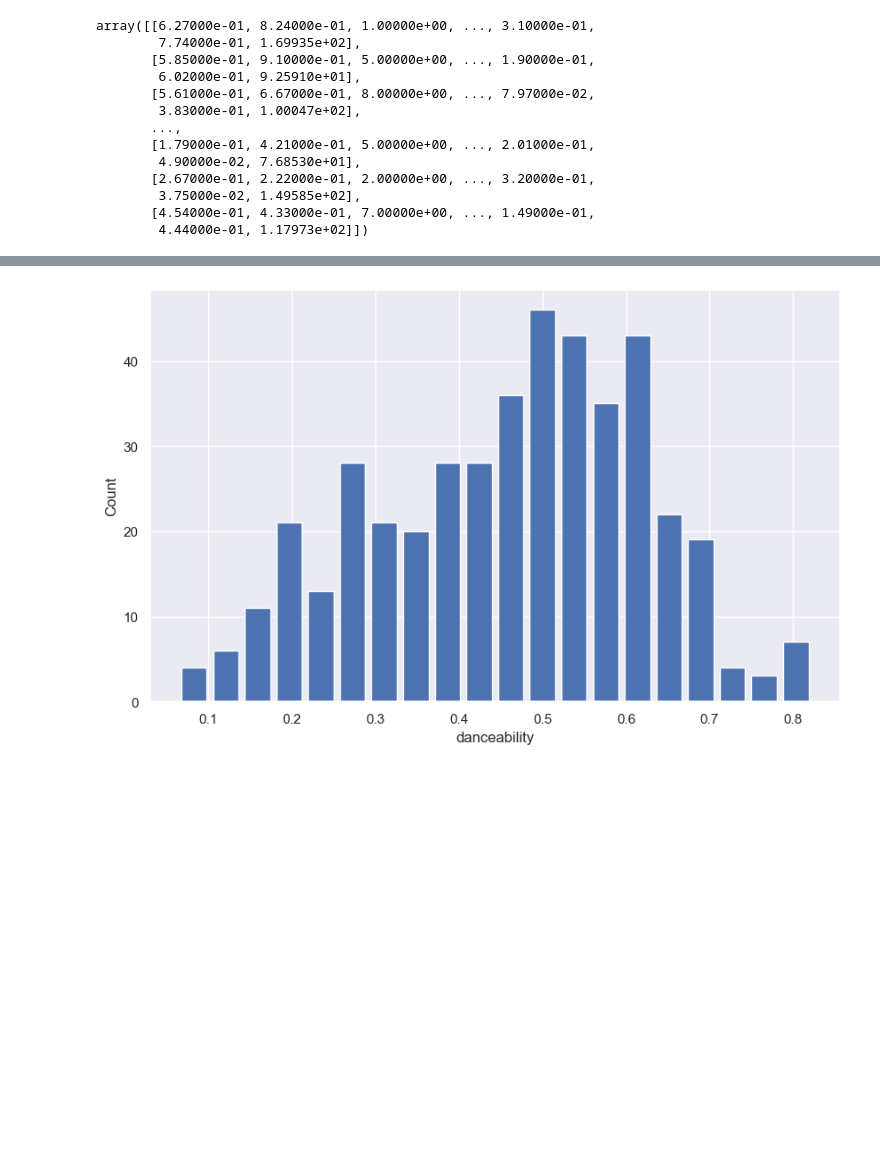
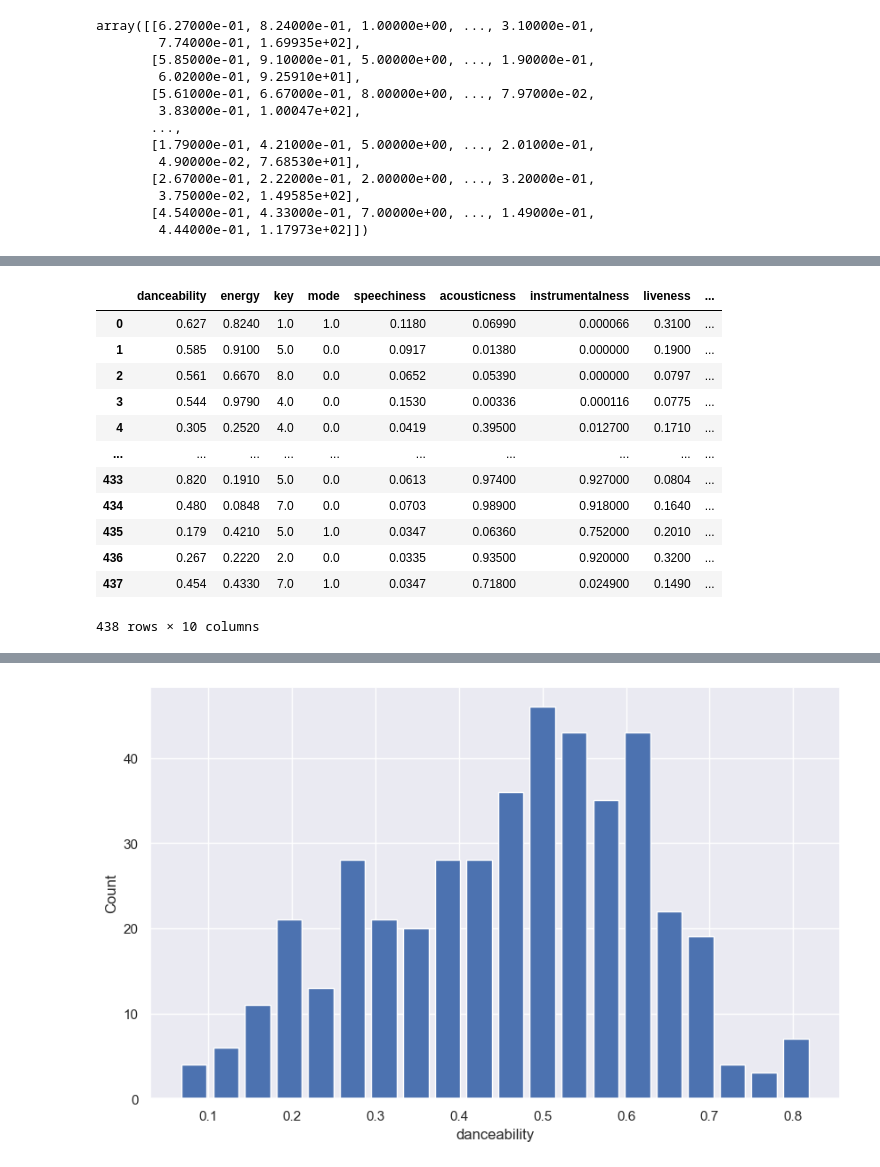
Before and after one commit to hashir-00/project-You-Anime, a Jupyter notebook: Ml model/clustering_songs.ipynb, the cells around one changed output, grey strips where cells are left out. Drawn from its saved outputs; the diff is of its cells as text; code cells hidden in the pictures; blank space fills up the shorter version.

```diff
--- a/Ml model/clustering_songs.ipynb
+++ b/Ml model/clustering_songs.ipynb
@@ -120,0 +165,7 @@ dataSet=pd.DataFrame(selected_features,columns=selector.get_feature_names_out())
+# %%
+corr_feature=set()
+for i in range(len(cor.columns)):
+    for j in range(i):
+        if abs(cor.iloc[i,j]>0.9):
+            colname=cor.columns[i]
+            corr_feature.add(colname)
@@ -121,3 +176,20 @@ dataSet=pd.DataFrame(selected_features,columns=selector.get_feature_names_out())
+# %%
+dataSet=dataSet.drop(corr_feature,axis=1)
+dataSet
+# %% [output]
+|  | danceability | energy | key | mode | speechiness | acousticness | instrumentalness | liveness | ... |
+| 0 | 0.627 | 0.8240 | 1.0 | 1.0 | 0.1180 | 0.06990 | 0.000066 | 0.3100 | ... |
+| 1 | 0.585 | 0.9100 | 5.0 | 0.0 | 0.0917 | 0.01380 | 0.000000 | 0.1900 | ... |
+| 2 | 0.561 | 0.6670 | 8.0 | 0.0 | 0.0652 | 0.05390 | 0.000000 | 0.0797 | ... |
+| 3 | 0.544 | 0.9790 | 4.0 | 0.0 | 0.1530 | 0.00336 | 0.000116 | 0.0775 | ... |
+| 4 | 0.305 | 0.2520 | 4.0 | 0.0 | 0.0419 | 0.39500 | 0.012700 | 0.1710 | ... |
+| ... | ... | ... | ... | ... | ... | ... | ... | ... | ... |
+| 433 | 0.820 | 0.1910 | 5.0 | 0.0 | 0.0613 | 0.97400 | 0.927000 | 0.0804 | ... |
+| 434 | 0.480 | 0.0848 | 7.0 | 0.0 | 0.0703 | 0.98900 | 0.918000 | 0.1640 | ... |
+| 435 | 0.179 | 0.4210 | 5.0 | 1.0 | 0.0347 | 0.06360 | 0.752000 | 0.2010 | ... |
+| 436 | 0.267 | 0.2220 | 2.0 | 0.0 | 0.0335 | 0.93500 | 0.920000 | 0.3200 | ... |
+| 437 | 0.454 | 0.4330 | 7.0 | 1.0 | 0.0347 | 0.71800 | 0.024900 | 0.1490 | ... |
+438 rows × 10 columns
 # %%
 #remove outlyers
 # %%
```
Also changed, not shown: parts of 8 cells of this notebook.
